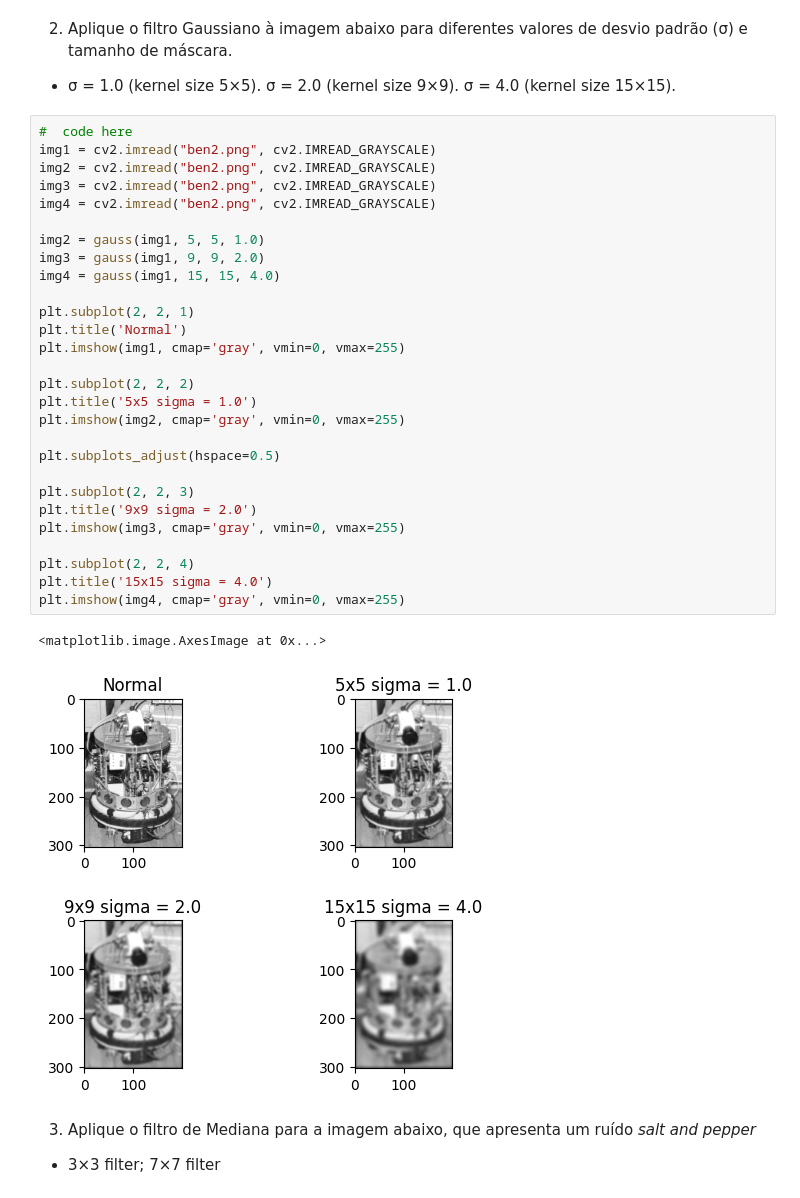
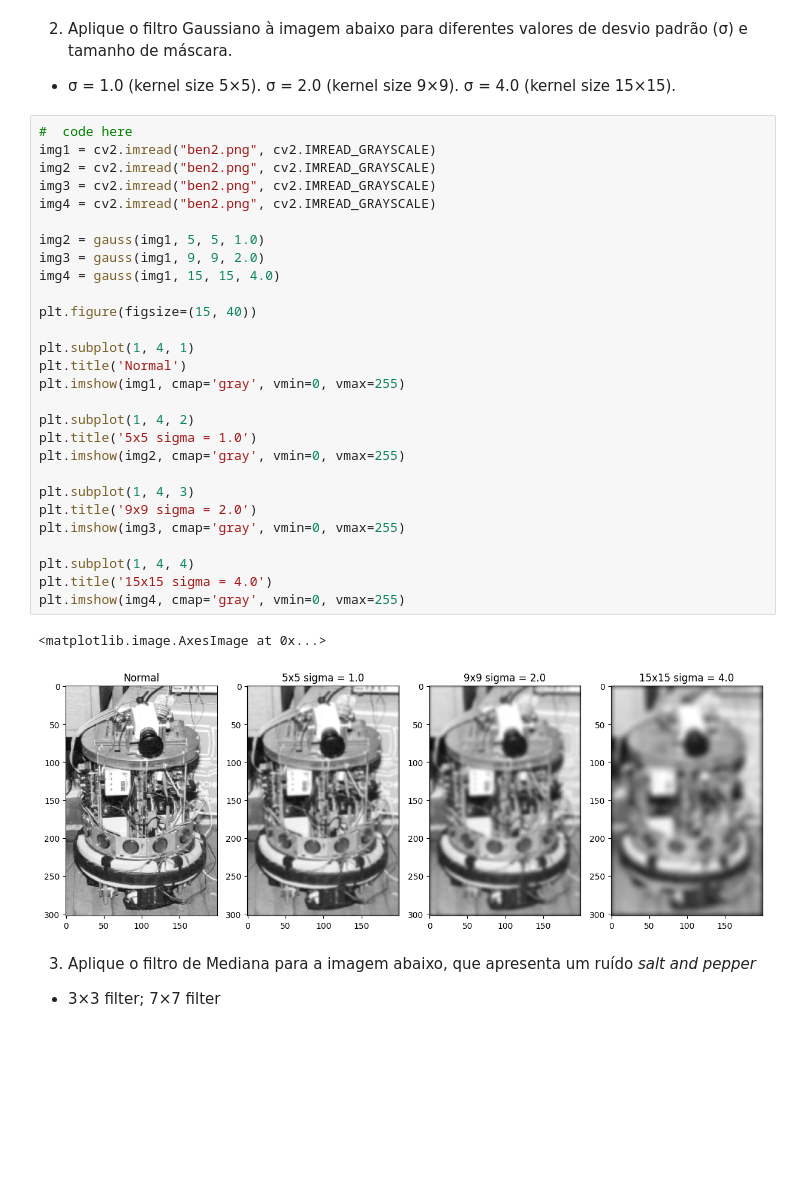
Before and after one commit to carlos-000-carlos/gsi058_t1_carlos.menezes, a Jupyter notebook: Lab04 - Low pass filtering/Lab04.ipynb, the cells around one changed output. Saved outputs shown, nothing was run; the diff lists cells and outputs as text; blank space fills up the shorter version.

```diff
--- a/Lab04 - Low pass filtering/Lab04.ipynb
+++ b/Lab04 - Low pass filtering/Lab04.ipynb
@@ -197,34 +197,34 @@ plt.imshow(img43, cmap='gray', vmin=0, vmax=255)
 # %%
 #  code here
 img1 = cv2.imread("ben2.png", cv2.IMREAD_GRAYSCALE)
 img2 = cv2.imread("ben2.png", cv2.IMREAD_GRAYSCALE)
 img3 = cv2.imread("ben2.png", cv2.IMREAD_GRAYSCALE)
 img4 = cv2.imread("ben2.png", cv2.IMREAD_GRAYSCALE)
 
 img2 = gauss(img1, 5, 5, 1.0)
 img3 = gauss(img1, 9, 9, 2.0)
 img4 = gauss(img1, 15, 15, 4.0)
 
-plt.subplot(2, 2, 1)
+plt.figure(figsize=(15, 40))
+
+plt.subplot(1, 4, 1)
 plt.title('Normal')
 plt.imshow(img1, cmap='gray', vmin=0, vmax=255)
 
-plt.subplot(2, 2, 2)
+plt.subplot(1, 4, 2)
 plt.title('5x5 sigma = 1.0')
 plt.imshow(img2, cmap='gray', vmin=0, vmax=255)
 
-plt.subplots_adjust(hspace=0.5)
-
-plt.subplot(2, 2, 3)
+plt.subplot(1, 4, 3)
 plt.title('9x9 sigma = 2.0')
 plt.imshow(img3, cmap='gray', vmin=0, vmax=255)
 
-plt.subplot(2, 2, 4)
+plt.subplot(1, 4, 4)
 plt.title('15x15 sigma = 4.0')
 plt.imshow(img4, cmap='gray', vmin=0, vmax=255)
 # %% [output]
 <matplotlib.image.AxesImage at 0x...>
-[figure, old version]
+[figure, new version]
 # %% [markdown]
 3)	Aplique o filtro de Mediana para a imagem abaixo, que apresenta um ruído *salt and pepper*
 -	3×3 filter;	7×7 filter
```
Also changed, not shown: parts of 3 cells of this notebook.
